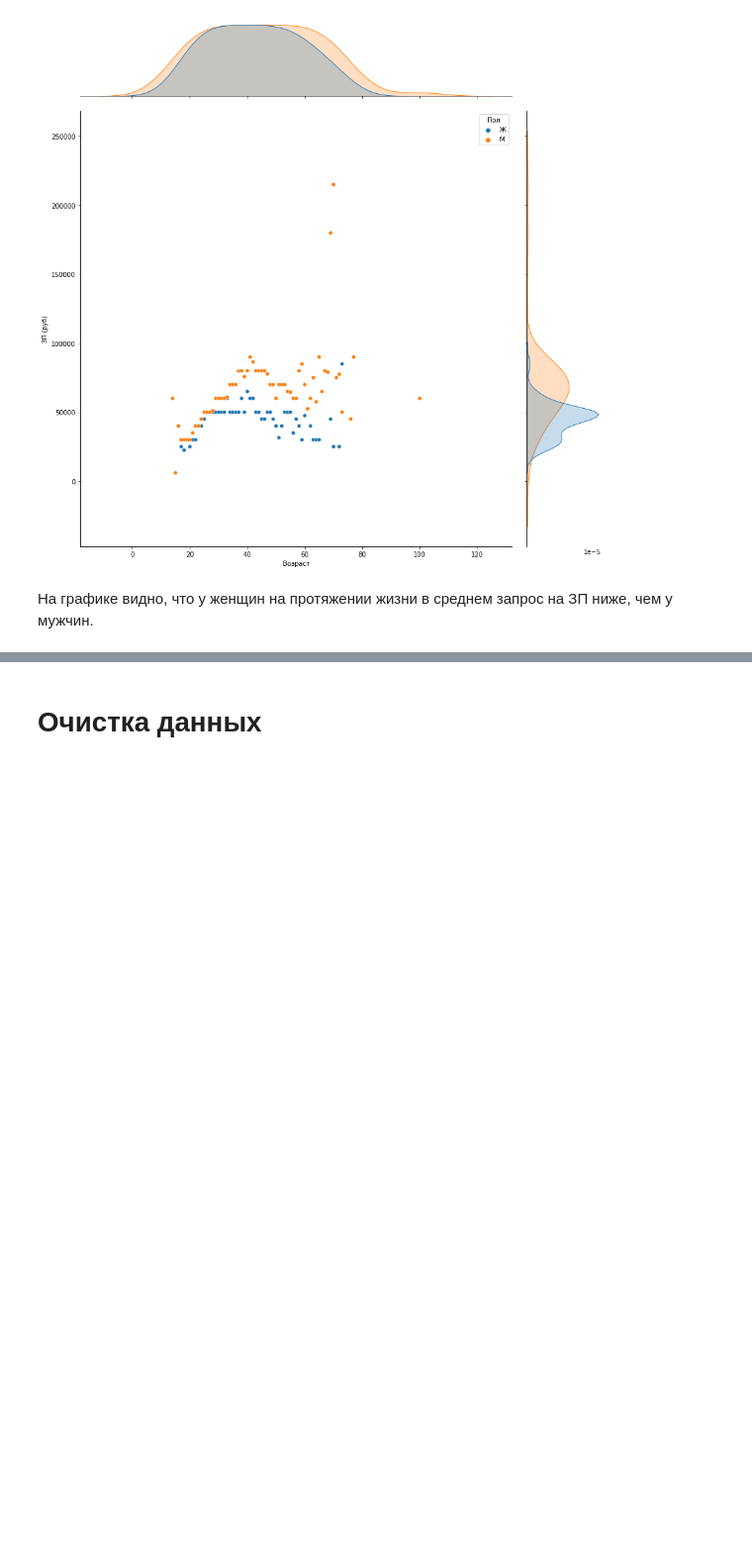
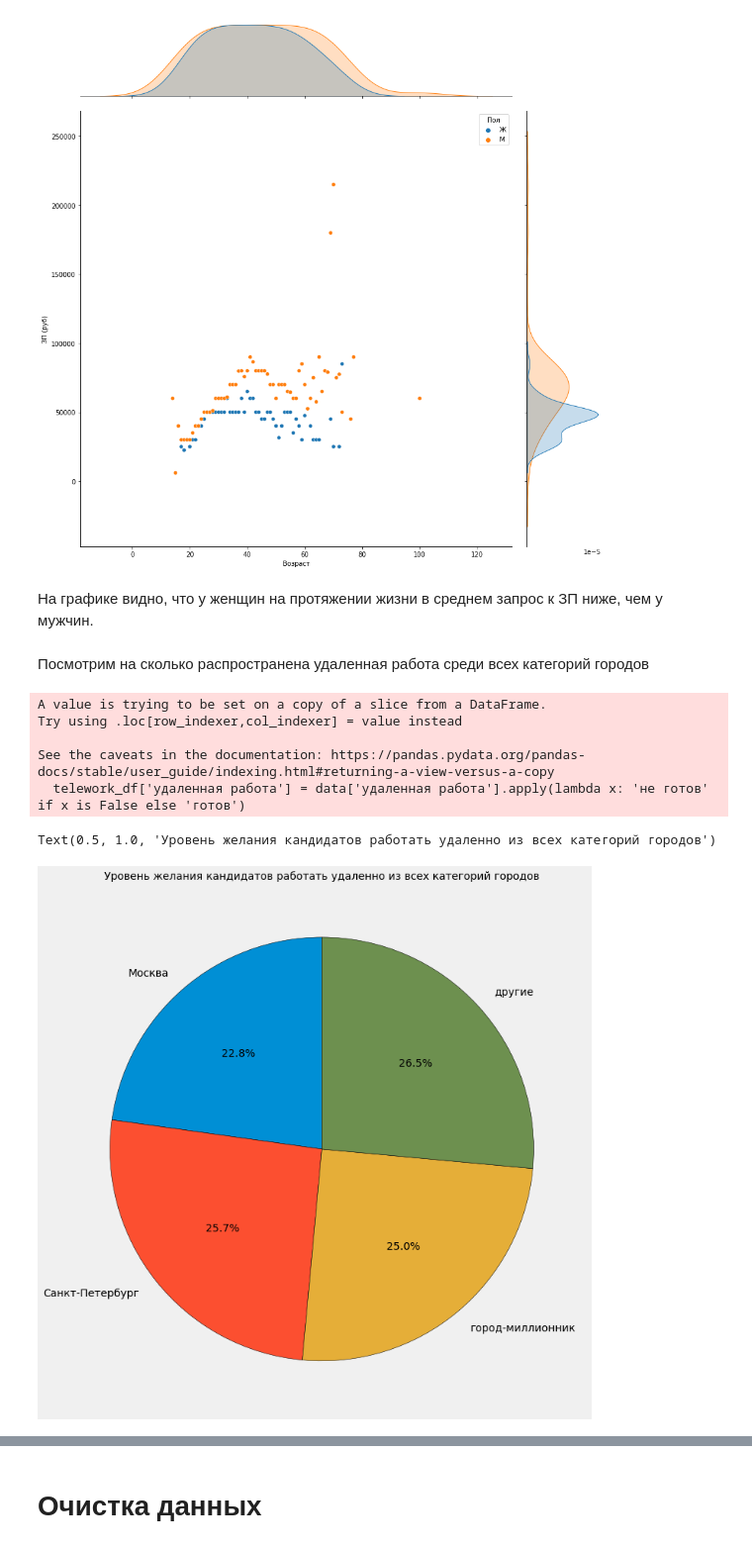
Before and after one commit to malinamedusa/Analysis-vacancies-HeadHunter, a Jupyter notebook: Project_01.ipynb, the cells around one changed output, grey strips where cells are left out. Shown at 99% size. Cells and saved outputs as stored; diff of their text form; code cells hidden in the pictures; blank space fills up the shorter version.

```diff
--- a/Project_01.ipynb
+++ b/Project_01.ipynb
@@ -622,4 +623,31 @@ jointplot = sns.jointplot(
 # %% [output]
 [figure]
 # %% [markdown]
-На графике видно, что у женщин на протяжении жизни в среднем запрос на ЗП ниже, чем у мужчин.
+На графике видно, что у женщин на протяжении жизни в среднем запрос к ЗП ниже, чем у мужчин.
+# %% [markdown]
+Посмотрим на сколько распространена удаленная работа среди всех категорий городов
+# %%
+telework_df = data[['Город', 'удаленная работа']]
+telework_df['удаленная работа'] = data['удаленная работа'].apply(lambda x: 'не готов' if x is False else 'готов')
+telework_df = pd.DataFrame(telework_df.groupby(['Город', 'удаленная работа'])['удаленная работа'].count().unstack())
+telework_df['% готовых'] = round(telework_df['готов'] / (telework_df['готов'] + telework_df['не готов']) * 100)
+
+plt.style.use('fivethirtyeight')
+f, ax = plt.subplots(figsize=(12, 12))
+plt.pie(
+    list(telework_df['% готовых']),
+    labels=telework_df.index,
+    autopct='%1.1f%%',
+    startangle=90,
+    wedgeprops= {'edgecolor': 'black'}
+)
+
+plt.title('Уровень желания кандидатов работать удаленно из всех категорий городов', fontsize=14)
+# %% [output]
+A value is trying to be set on a copy of a slice from a DataFrame.
+Try using .loc[row_indexer,col_indexer] = value instead
+
+See the caveats in the documentation: https://pandas.pydata.org/pandas-docs/stable/user_guide/indexing.html#returning-a-view-versus-a-copy
+  telework_df['удаленная работа'] = data['удаленная работа'].apply(lambda x: 'не готов' if x is False else 'готов')
+Text(0.5, 1.0, 'Уровень желания кандидатов работать удаленно из всех категорий городов')
+[figure, added]
```
Also changed, not shown: parts of 3 cells of this notebook.
